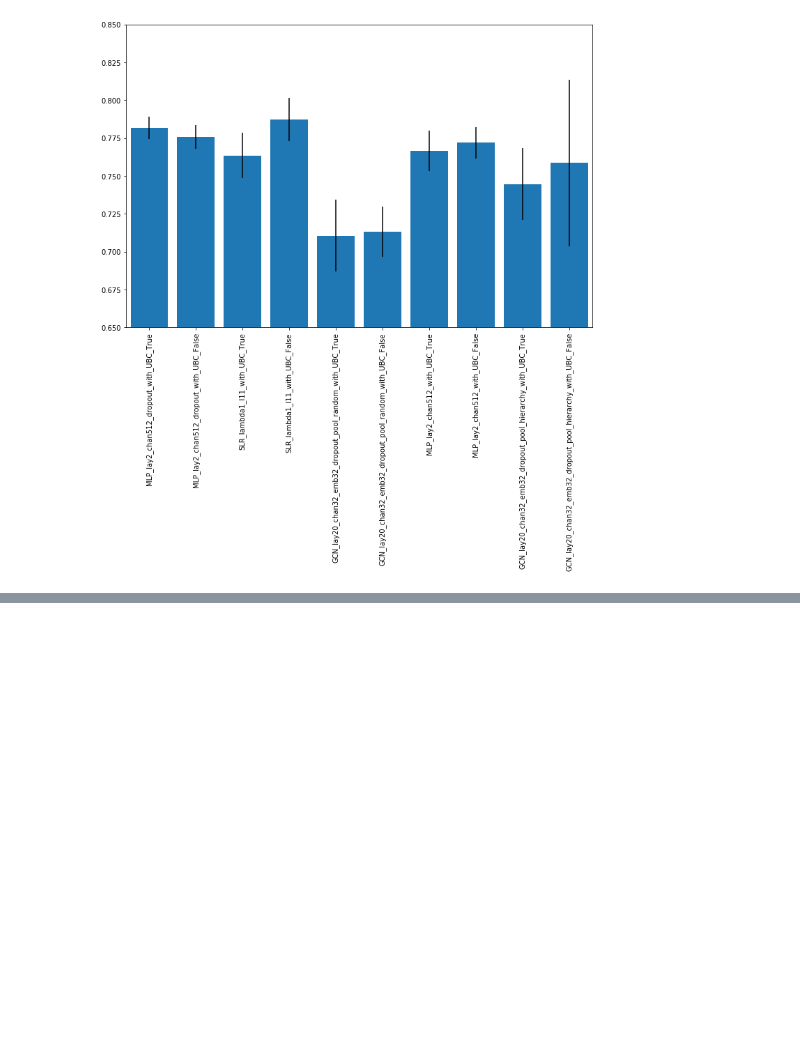
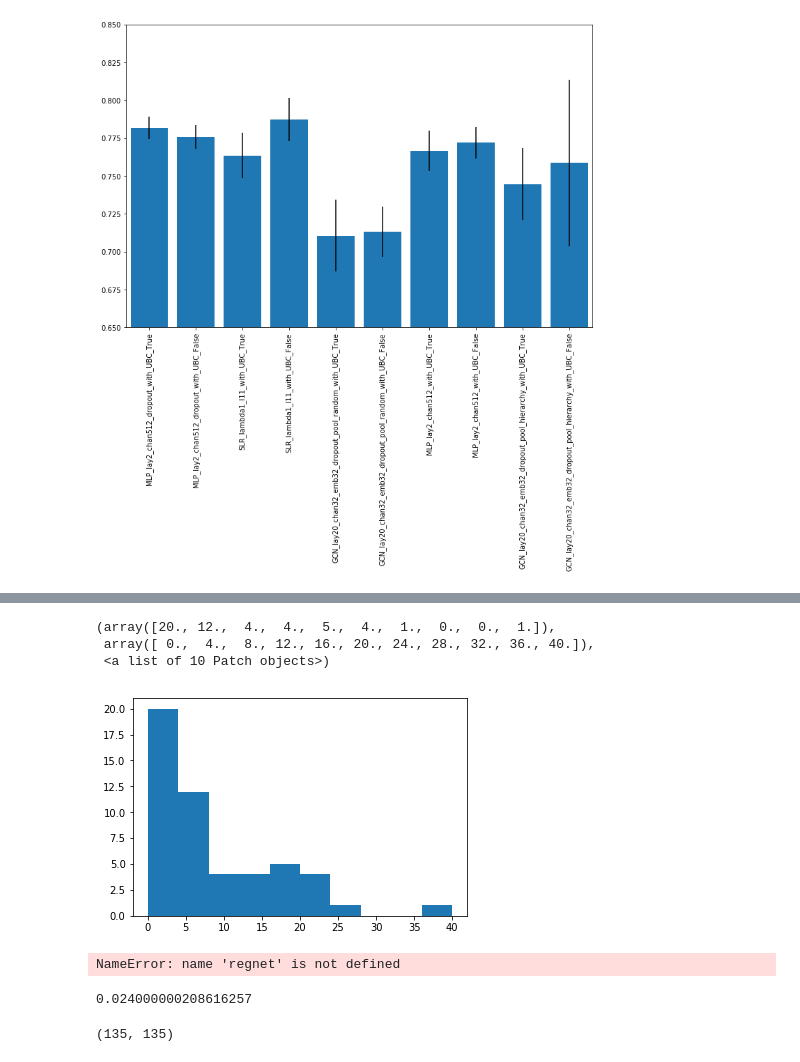
Before and after one commit to mila-iqia/gene-graph-conv, a Jupyter notebook: edge-weight-outlier-experiment-ubc.ipynb, the cells around one changed output, grey strips where cells are left out. Saved outputs shown, nothing was run; the diff lists cells and outputs as text; code cells hidden in the pictures; blank space fills up the shorter version.

```diff
--- a/edge-weight-outlier-experiment-ubc.ipynb
+++ b/edge-weight-outlier-experiment-ubc.ipynb
@@ -283,0 +339,7 @@ fig.set_ylim((0.65, 0.85))
+# %%
+plt.hist(np.hstack(np.histogram(clusters, bins=len(set(clusters)))))
+# %% [output]
+(array([20., 12.,  4.,  4.,  5.,  4.,  1.,  0.,  0.,  1.]),
+ array([ 0.,  4.,  8., 12., 16., 20., 24., 28., 32., 36., 40.]),
+ <a list of 10 Patch objects>)
+[figure, added]
@@ -283,0 +352,9 @@ fig.set_ylim((0.65, 0.85))
+# %%
+nodes, one_gene_adj = regnet.first_degree("RPL3")
+print("num_edges: " + str((one_gene_adj>0.).sum()/2))
+# %% [output]
+NameError: name 'regnet' is not defined
+# %%
+np.max(one_gene_adj[16], axis=0)
+# %% [output]
+0.024000000208616257
@@ -283,0 +363,4 @@ fig.set_ylim((0.65, 0.85))
+# %%
+one_gene_adj.shape
+# %% [output]
+(135, 135)
```
Also changed, not shown: parts of 22 cells of this notebook, 6 other files.
